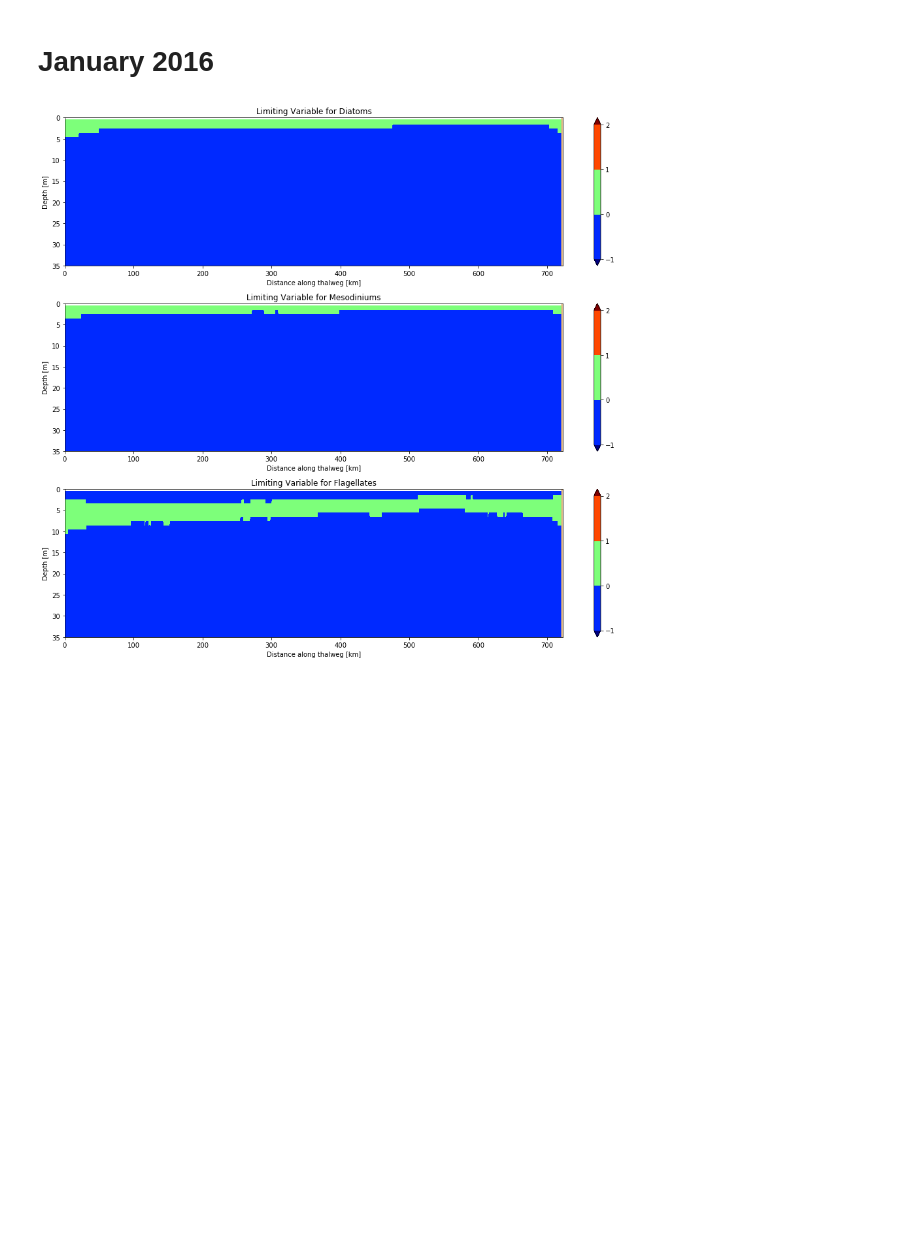
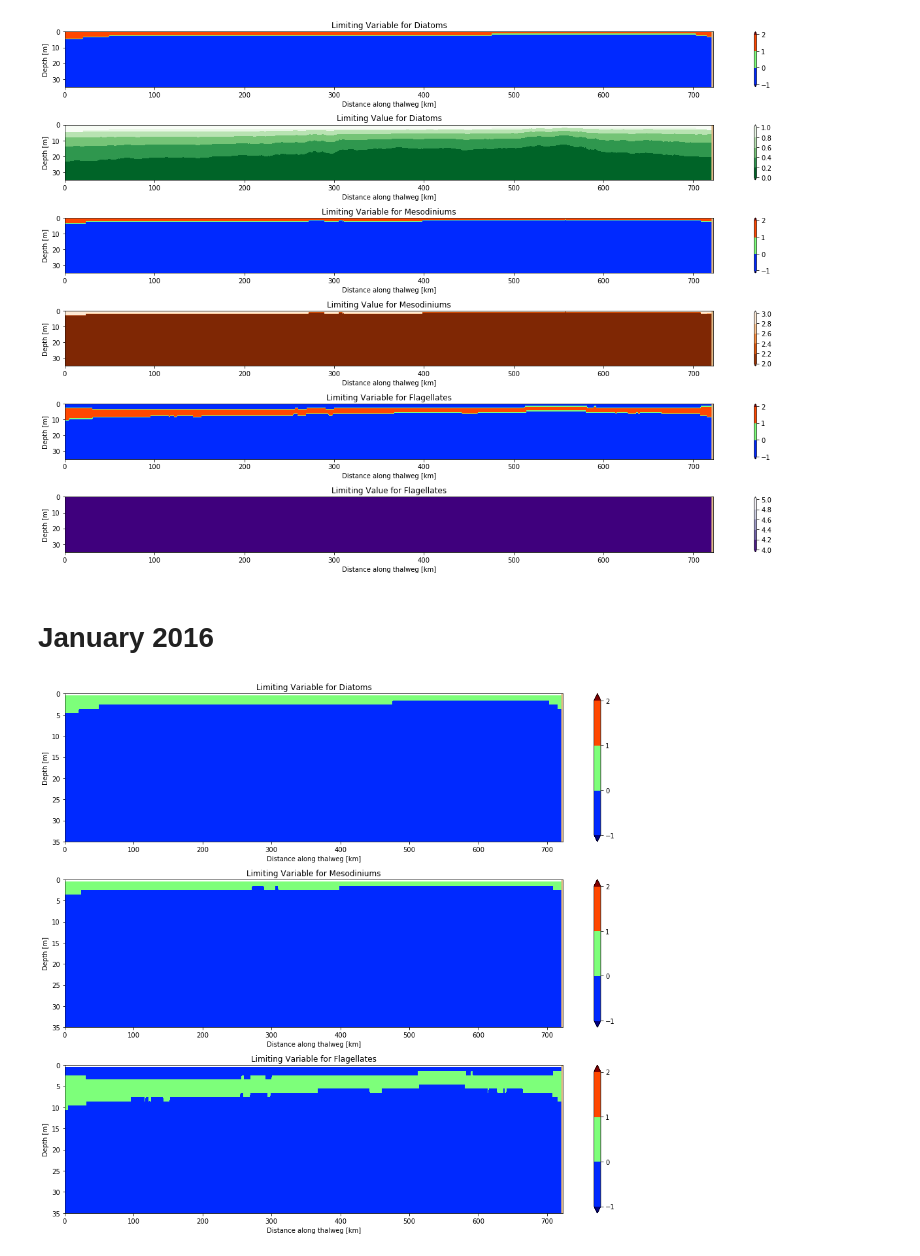
Before and after one commit to SalishSeaCast/analysis-vicky, a Jupyter notebook: notebooks/Limitations_along_thalweg.ipynb, the cells around one changed output. Saved outputs shown, nothing was run; the diff lists cells and outputs as text; code cells hidden in the pictures; blank space fills up the shorter version.

```diff
--- a/notebooks/Limitations_along_thalweg.ipynb
+++ b/notebooks/Limitations_along_thalweg.ipynb
@@ -37,3 +37,39 @@ def limit_along_thalweg(path, diafile, ptrcfile):
     for ax in ax:
         ax.set_ylim(35,0)
     plt.tight_layout()
+# %%
+def limit_along_thalweg(path, diafile, ptrcfile):
+    resDir=path
+    nampisprod=bio.load_nml_bio(resDir,'nampisprod',
+                            namRefDir='/data/vdo/MEOPAR/NEMO-3.6-code/NEMOGCM/CONFIG/SMELT/EXP00/')
+    fdia=nc.Dataset(os.path.join(resDir,diafile))
+    fptc=nc.Dataset(os.path.join(resDir,ptrcfile))
+    with nc.Dataset('/ocean/eolson/MEOPAR/NEMO-forcing/grid/mesh_mask201702.nc') as m:
+        tmask=m.variables['tmask'][:,:,:,:]
+    I=fdia.variables['PAR'][9,:,:,:]
+    NO=fptc.variables['nitrate'][19,:,:,:]
+    NH=fptc.variables['ammonium'][19,:,:,:]
+    Si=fptc.variables['silicon'][19,:,:,:]
+    D,M,N = bio.calc_p_limiters(I,NO,NH,Si,tmask[0,:,:,:],nampisprod)
+    fig, ax = plt.subplots(6,1,figsize = (18,12))
+    visualisations.contour_thalweg(ax[0], D['limiter'], bathy, mesh,
+                               np.arange(-1, 2.5, 1), cmap = 'jet')
+    visualisations.contour_thalweg(ax[1], D['limval'], bathy, mesh,
+                                  np.arange(0,1.1,0.2), cmap = 'Greens_r')
+    visualisations.contour_thalweg(ax[2], M['limiter'], bathy, mesh,
+                              np.arange(-1,2.3,1), cmap = 'jet')
+    visualisations.contour_thalweg(ax[3], M['limval'], bathy, mesh,
+                                  np.arange(2,3.1,0.2), cmap = 'Oranges_r')
+    visualisations.contour_thalweg(ax[4], N['limiter'], bathy, mesh,
+                              np.arange(-1,2.3,1), cmap = 'jet')
+    visualisations.contour_thalweg(ax[5], N['limval'], bathy, mesh,
+                                  np.arange(4,5.1,0.2), cmap = 'Purples_r')
+    ax[0].set_title('Limiting Variable for Diatoms')
+    ax[1].set_title('Limiting Value for Diatoms')
+    ax[2].set_title('Limiting Variable for Mesodiniums')
+    ax[3].set_title('Limiting Value for Mesodiniums')
+    ax[4].set_title('Limiting Variable for Flagellates')
+    ax[5].set_title('Limiting Value for Flagellates')
+    for ax in ax:
+        ax.set_ylim(35,0)
+    plt.tight_layout()
@@ -40,3 +104,9 @@ def limit_along_thalweg(path, diafile, ptrcfile):
+# %%
+limit_along_thalweg('/results/SalishSea/nowcast-green/02jan16',
+                    'SalishSea_2h_20160102_20160111_dia1_T.nc',
+                   'SalishSea_1h_20160102_20160102_ptrc_T.nc')
+# %% [output]
+[figure, added]
 # %% [markdown]
 # January 2016
 # %%
```
Also changed, not shown: parts of 4 cells of this notebook.
